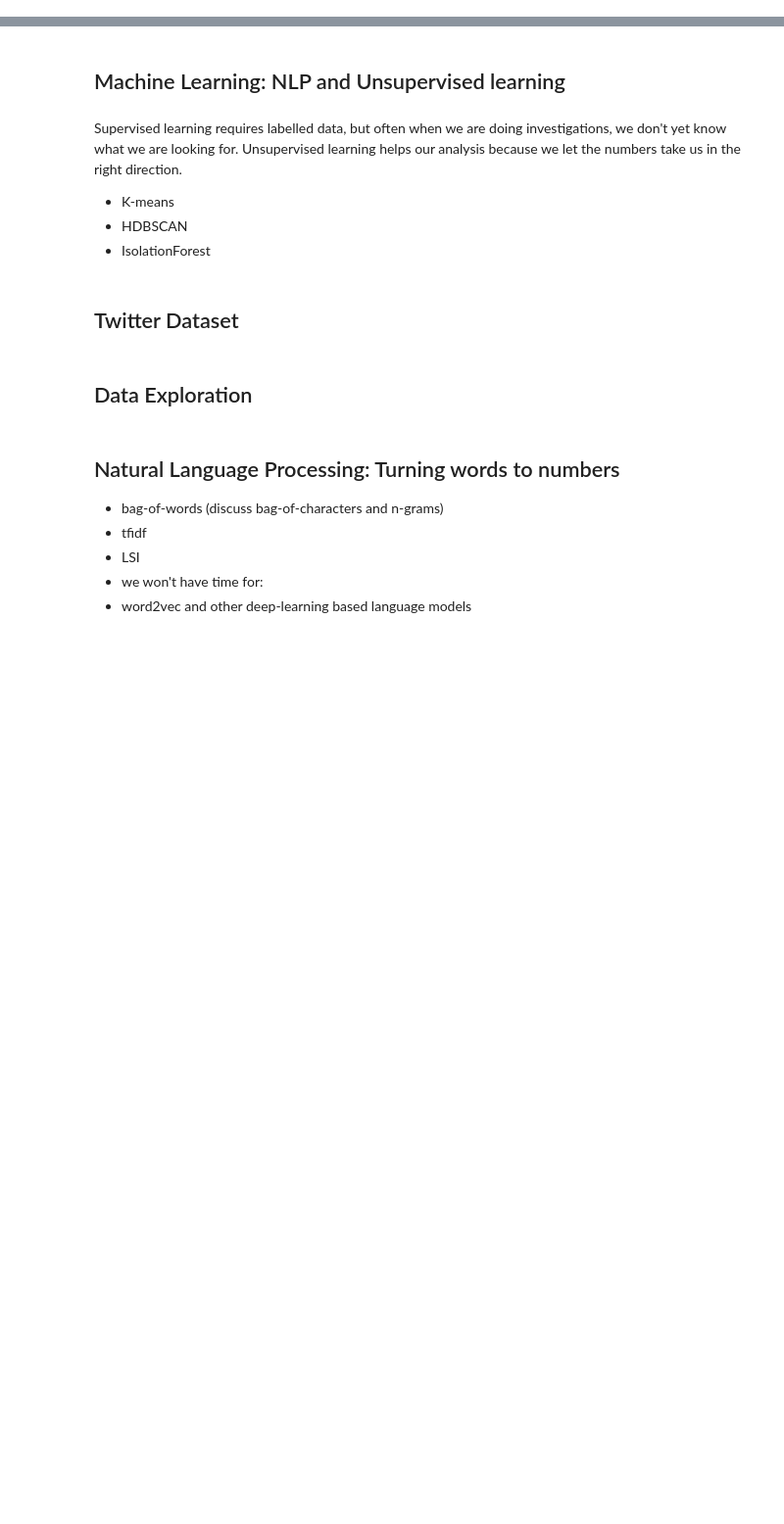
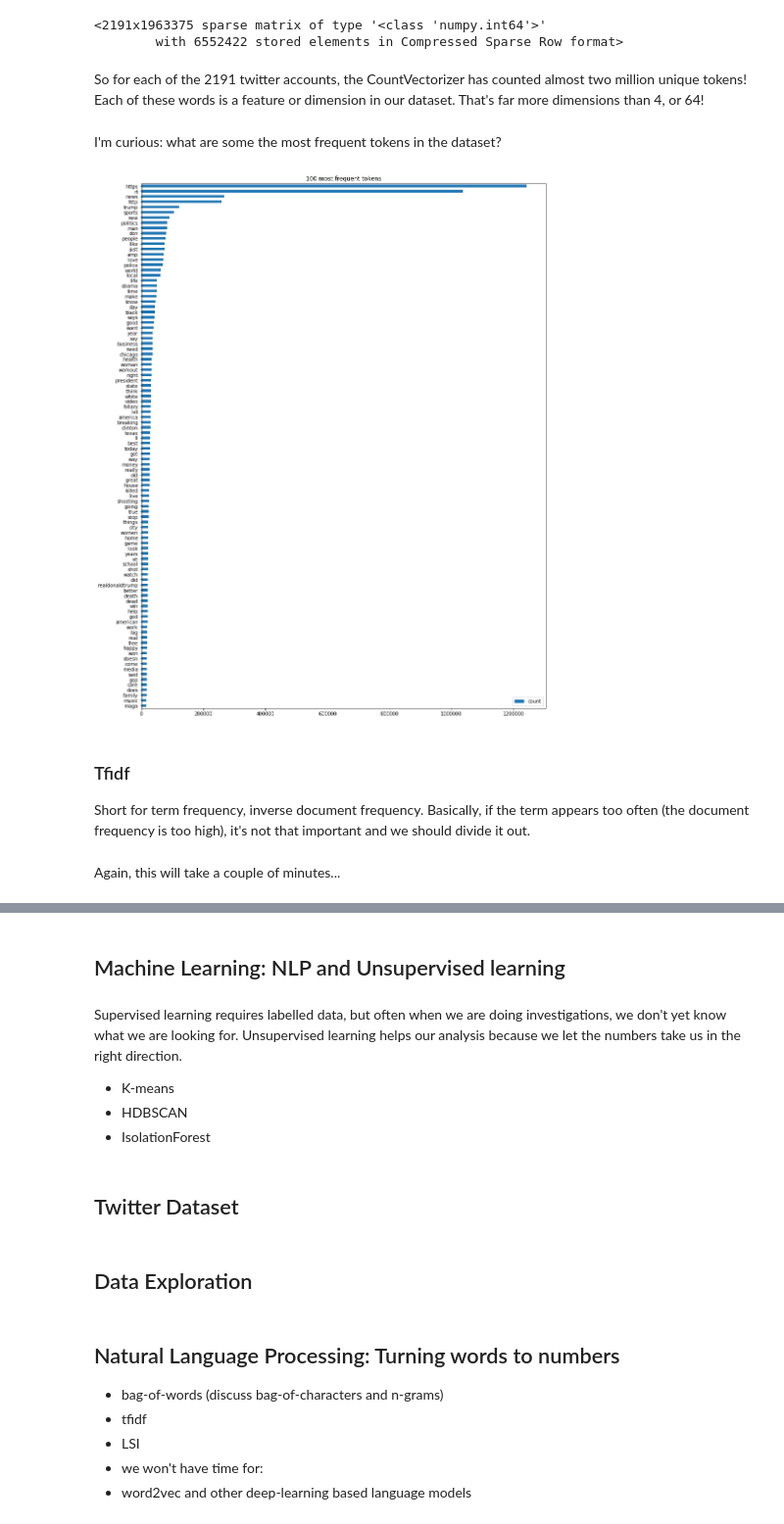
Before and after one commit to propublica/data-nicar-2019, a Jupyter notebook: nicar-ml-nlp-workshop-kao-2.ipynb, the cells around one changed output, grey strips where cells are left out. Shown: that part at 98% size. Cells and saved outputs as stored; diff of their text form; code cells hidden in the pictures; blank space fills up the shorter version.

```diff
--- a/nicar-ml-nlp-workshop-kao-2.ipynb
+++ b/nicar-ml-nlp-workshop-kao-2.ipynb
@@ -85,3 +175,3 @@ count_vect = CountVectorizer(stop_words='english')
 # %%
 %%time
-X_counts = count_vect.fit_transform(df['tweet_text'])
+X_counts = count_vect.fit_transform(df_eng_by_user['tweet_text'])
@@ -88,14 +181,30 @@ X_counts = count_vect.fit_transform(df['tweet_text'])
+# %%
+X_counts
+# %% [output]
+<2191x1963375 sparse matrix of type '<class 'numpy.int64'>'
+        with 6552422 stored elements in Compressed Sparse Row format>
+# %% [markdown]
+So for each of the 2191 twitter accounts, the CountVectorizer has counted almost two million unique tokens! Each of these words is a feature or dimension in our dataset. That's far more dimensions than 4, or 64!
+# %% [markdown]
+I'm curious: what are some the most frequent tokens in the dataset?
 # %%
 df_counts = (pd.DataFrame
              .from_dict(count_vect.vocabulary_, orient='index')
              .rename(columns={0: 'index'})
              .sort_values(by='index'))
 df_counts['count'] = np.array(X_counts.sum(axis=0)).flatten()
 df_counts = df_counts.drop(columns=['index'])
-fig, ax = plt.subplots(figsize=(15,15))
-ax.set_title('Top 80 tokens')
-df_counts.sort_values('count', ascending=False)[:80].sort_values('count').plot.barh(ax=ax);
+fig, ax = plt.subplots(figsize=(15,20))
+ax.set_title('100 most frequent tokens')
+df_counts.sort_values('count', ascending=False)[:100].sort_values('count').plot.barh(ax=ax);
+# %% [output]
+[figure, added]
+# %% [markdown]
+### Tfidf
+Short for term frequency, inverse document frequency. Basically, if the term appears too often (the document frequency is too high), it's not that important and we should divide it out.
 # %%
 tfidf_vect = TfidfVectorizer(stop_words='english')
+# %% [markdown]
+Again, this will take a couple of minutes...
 # %%
 %%time
```
Also changed, not shown: parts of 47 cells of this notebook.
